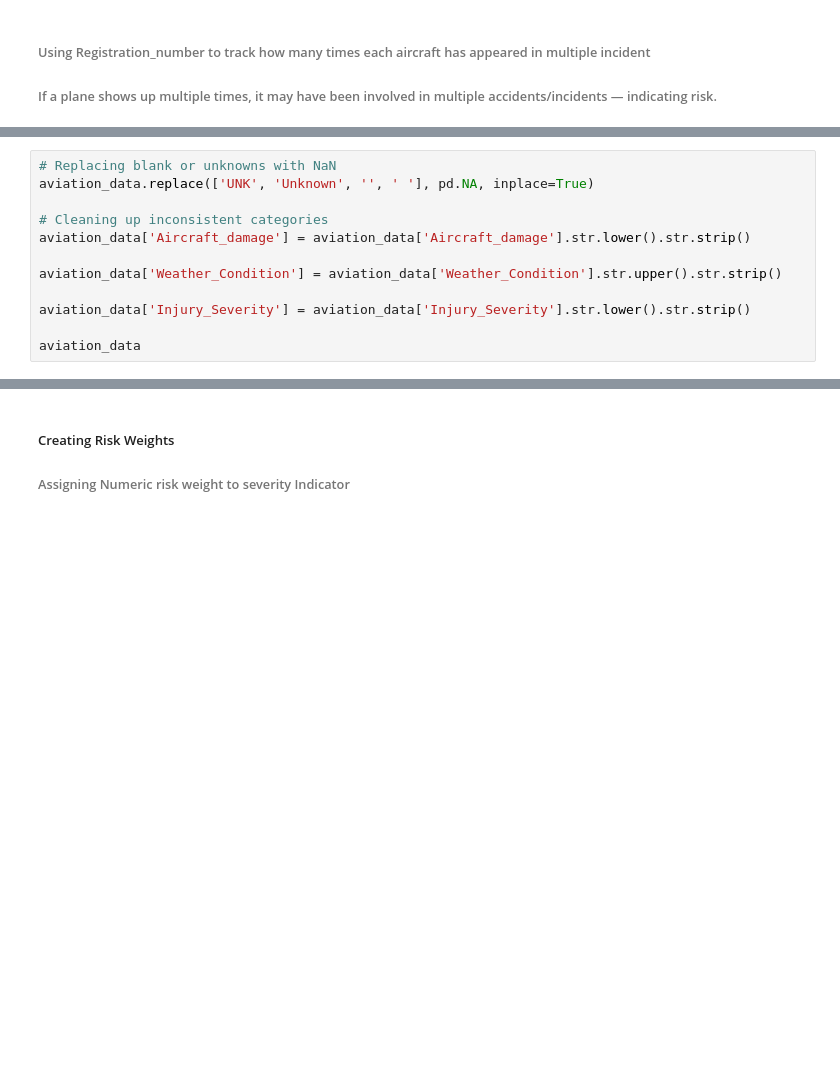
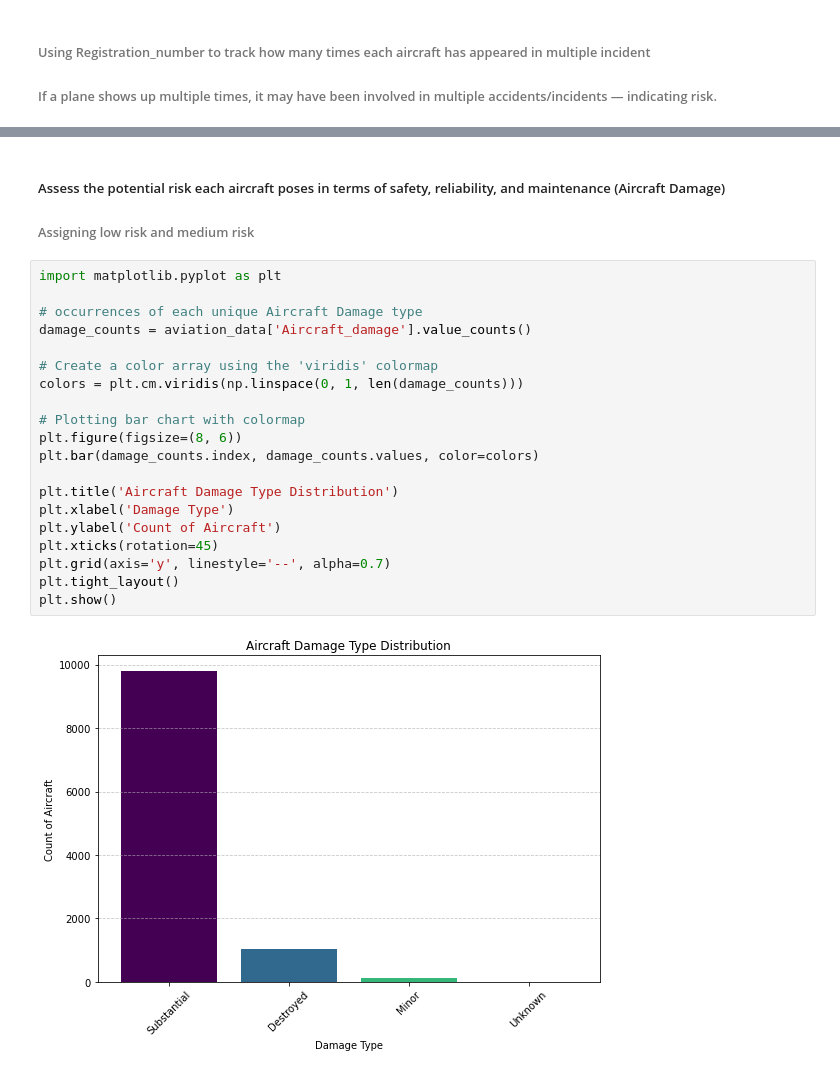
Before and after one commit to Hafsa-mohamed-Ad3n/Evaluating-Low-Risk-Aircraft-for-Growth-in-Aviation-Ventures, a Jupyter notebook: aviation.ipynb, the cells around one changed output, grey strips where cells are left out. Cells and saved outputs as stored; diff of their text form; blank space fills up the shorter version.

```diff
--- a/aviation.ipynb
+++ b/aviation.ipynb
@@ -242,12 +327,0 @@ aviation_data.head(10)
-# %%
-# Replacing blank or unknowns with NaN
-aviation_data.replace(['UNK', 'Unknown', '', ' '], pd.NA, inplace=True)
-
-# Cleaning up inconsistent categories
-aviation_data['Aircraft_damage'] = aviation_data['Aircraft_damage'].str.lower().str.strip()
-
-aviation_data['Weather_Condition'] = aviation_data['Weather_Condition'].str.upper().str.strip()
-
-aviation_data['Injury_Severity'] = aviation_data['Injury_Severity'].str.lower().str.strip()
-
-aviation_data
@@ -268,3 +328,25 @@ aviation_data
 # %% [markdown]
-##### Creating Risk Weights
-###### Assigning Numeric risk weight to severity Indicator
+#####  Assess the potential risk each aircraft poses in terms of safety, reliability, and maintenance (Aircraft Damage)
+###### Assigning low risk and medium risk
+# %%
+import matplotlib.pyplot as plt
+
+# occurrences of each unique Aircraft Damage type
+damage_counts = aviation_data['Aircraft_damage'].value_counts()
+
+# Create a color array using the 'viridis' colormap
+colors = plt.cm.viridis(np.linspace(0, 1, len(damage_counts)))
+
+# Plotting bar chart with colormap
+plt.figure(figsize=(8, 6))
+plt.bar(damage_counts.index, damage_counts.values, color=colors)
+
+plt.title('Aircraft Damage Type Distribution')
+plt.xlabel('Damage Type')
+plt.ylabel('Count of Aircraft')
+plt.xticks(rotation=45)
+plt.grid(axis='y', linestyle='--', alpha=0.7)
+plt.tight_layout()
+plt.show()
+# %% [output]
+[figure, added]
```
Also changed, not shown: parts of 61 cells of this notebook, 1 other file.
